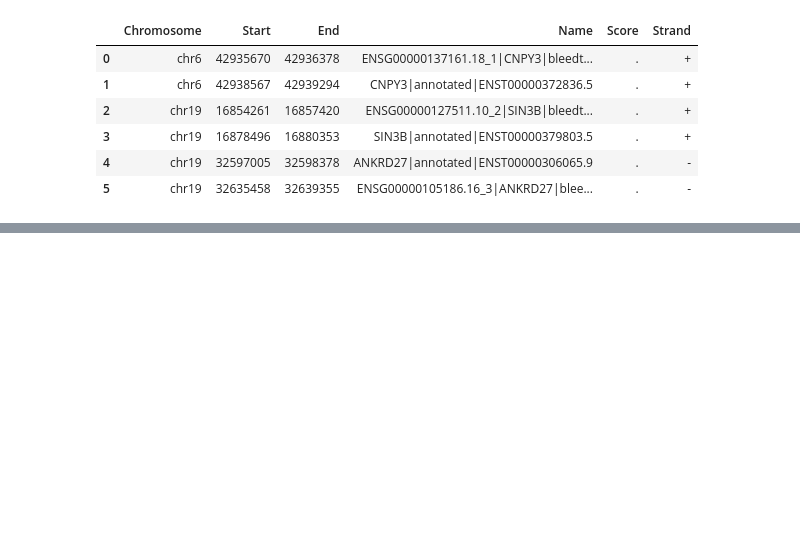
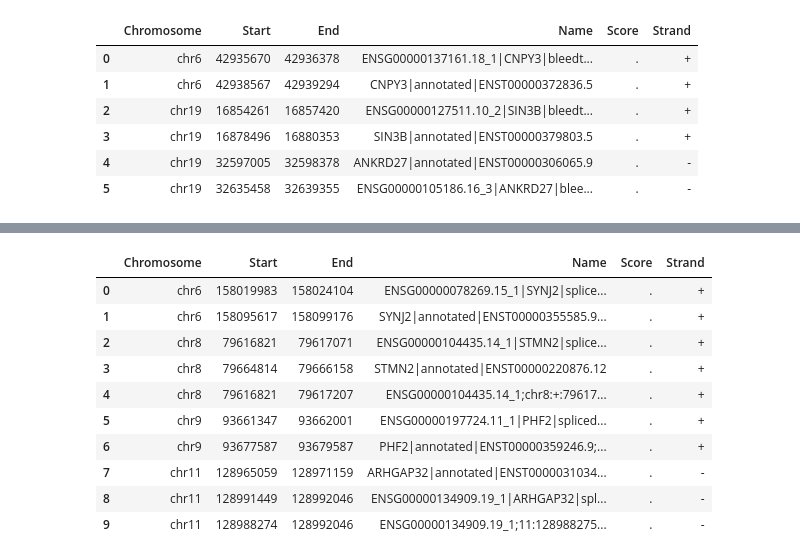
Before and after one commit to frattalab/tdp43-apa, a Jupyter notebook: wet/get_isoform_pairs_bed.ipynb, the cells around one changed output, grey strips where cells are left out. Saved outputs shown, nothing was run; the diff lists cells and outputs as text; code cells hidden in the pictures; blank space fills up the shorter version.

```diff
--- a/wet/get_isoform_pairs_bed.ipynb
+++ b/wet/get_isoform_pairs_bed.ipynb
@@ -145,0 +217,21 @@ ipa_sel.to_bed("processed/validation_region_beds/2024-04-08_cryptic_and_annotate
+# %%
+# STMN2
+# 1. Current representative event in BED (+ assembled) - name: chr8:+:79617076:79617077 location: chr8:79617065-79617080 (+) score: 224.0
+# 2. Additional slightly lower supported PAS approx 130bp downstream - name: chr8:+:79617206:79617207 location: chr8:79617199-79617213 (+) score: 143.0
+stmn2_extra = ale_sel[ale_sel.Name == "ENSG00000104435.14_1|STMN2|spliced|cryptic"]
+stmn2_extra.End = 79617207
+stmn2_extra.Name = "ENSG00000104435.14_1;chr8:+:79617206:79617207|STMN2|spliced|cryptic"
+ale_sel = pr.concat([ale_sel, stmn2_extra])
+ale_sel
+# %% [output]
+|  | Chromosome | Start | End | Name | Score | Strand |
+| 0 | chr6 | 158019983 | 158024104 | ENSG00000078269.15_1|SYNJ2|splice... | . | + |
+| 1 | chr6 | 158095617 | 158099176 | SYNJ2|annotated|ENST00000355585.9... | . | + |
+| 2 | chr8 | 79616821 | 79617071 | ENSG00000104435.14_1|STMN2|splice... | . | + |
+| 3 | chr8 | 79664814 | 79666158 | STMN2|annotated|ENST00000220876.12 | . | + |
+| 4 | chr8 | 79616821 | 79617207 | ENSG00000104435.14_1;chr8:+:79617... | . | + |
+| 5 | chr9 | 93661347 | 93662001 | ENSG00000197724.11_1|PHF2|spliced... | . | + |
+| 6 | chr9 | 93677587 | 93679587 | PHF2|annotated|ENST00000359246.9;... | . | + |
+| 7 | chr11 | 128965059 | 128971159 | ARHGAP32|annotated|ENST0000031034... | . | - |
+| 8 | chr11 | 128991449 | 128992046 | ENSG00000134909.19_1|ARHGAP32|spl... | . | - |
+| 9 | chr11 | 128988274 | 128992046 | ENSG00000134909.19_1;11:128988275... | . | - |
```
Also changed, not shown: parts of 13 cells of this notebook, 1 other file.
